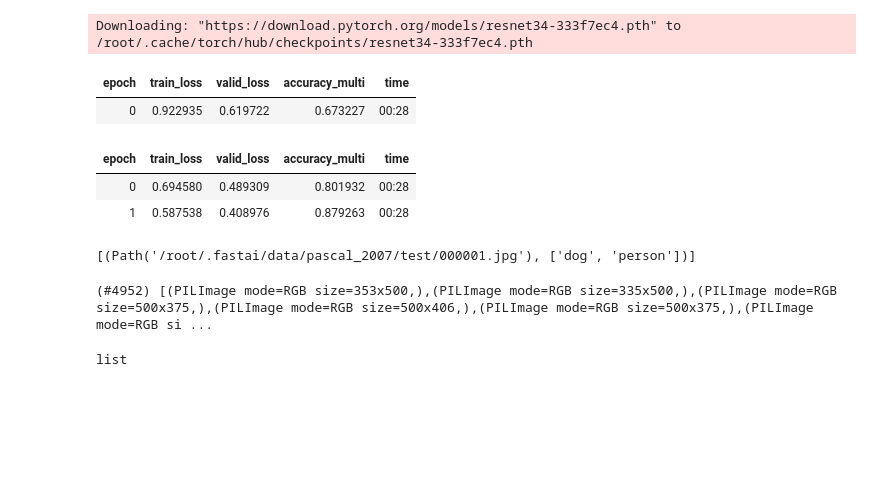
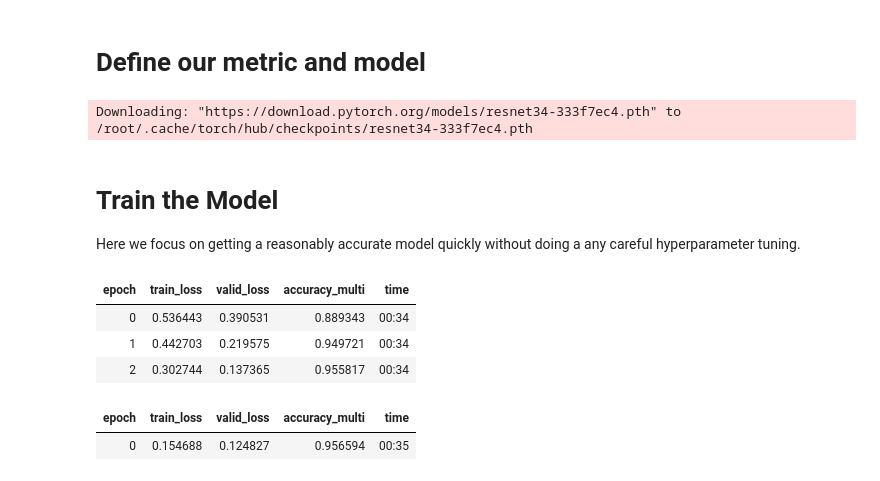
Before and after one commit to djliden/deep_learning_practice, a Jupyter notebook: test_set_demo.ipynb, the cells around one changed output. Cells and saved outputs as stored; diff of their text form; code cells hidden in the pictures; blank space fills up the shorter version.

```diff
--- a/test_set_demo.ipynb
+++ b/test_set_demo.ipynb
@@ -50,3 +38,5 @@ dls.show_batch()
+# %% [markdown]
+# Define our metric and model
 # %%
 def accuracy_multi(inp, targ, thresh=0.5, sigmoid=True):
     "Compute accuracy when 'inp' and 'targ' are the same size."
@@ -57,19 +47,15 @@ learn = cnn_learner(dls, resnet34, metrics=partial(accuracy_multi, thresh=0.2))
 learn.metrics = partial(accuracy_multi, thresh=0.5)
 # %% [output]
 Downloading: "https://download.pytorch.org/models/resnet34-333f7ec4.pth" to /root/.cache/torch/hub/checkpoints/resnet34-333f7ec4.pth
+# %% [markdown]
+# Train the Model
+Here we focus on getting a reasonably accurate model quickly without doing a any careful hyperparameter tuning.
 # %%
-learn.fine_tune(2) # just a few epochs because we're mostly interested in figuring out the test set.
+learn.fine_tune(1, freeze_epochs=3) # just a few epochs because we're mostly interested in figuring out the test set.
 # %% [output]
 | epoch | train_loss | valid_loss | accuracy_multi | time |
-| 0 | 0.922935 | 0.619722 | 0.673227 | 00:28 |
+| 0 | 0.536443 | 0.390531 | 0.889343 | 00:34 |
+| 1 | 0.442703 | 0.219575 | 0.949721 | 00:34 |
+| 2 | 0.302744 | 0.137365 | 0.955817 | 00:34 |
 | epoch | train_loss | valid_loss | accuracy_multi | time |
-| 0 | 0.694580 | 0.489309 | 0.801932 | 00:28 |
-| 1 | 0.587538 | 0.408976 | 0.879263 | 00:28 |
+| 0 | 0.154688 | 0.124827 | 0.956594 | 00:35 |
-# %%
-# Make a test set. Start with a minimal working example.
-testdf = pd.read_csv(path/'test.csv')
-def get_test_example(r): return path/'test'/r['fname']
-a = [(path/'test'/testdf.iloc[0,0], ['dog', 'person'])]
-a
-# %% [output]
-[(Path('/root/.fastai/data/pascal_2007/test/000001.jpg'), ['dog', 'person'])]
@@ -79,4 +61,0 @@ labels = [testdf.iloc[i,1].split(' ') for i in range(len(testdf))]
-# %%
-testset = test_set(dls.valid_ds, fnames ,with_labels=False); testset
-# %% [output]
-(#4952) [(PILImage mode=RGB size=353x500,),(PILImage mode=RGB size=335x500,),(PILImage mode=RGB size=500x375,),(PILImage mode=RGB size=500x406,),(PILImage mode=RGB size=500x375,),(PILImage mode=RGB si ...
@@ -90,5 +61,0 @@ dblocktest = DataBlock(blocks = (ImageBlock, MultiCategoryBlock),
-# %%
-#MultiCategoryBlock(labels)
-type(labels)
-# %% [output]
-list
```
Also changed, not shown: parts of 18 cells of this notebook.
